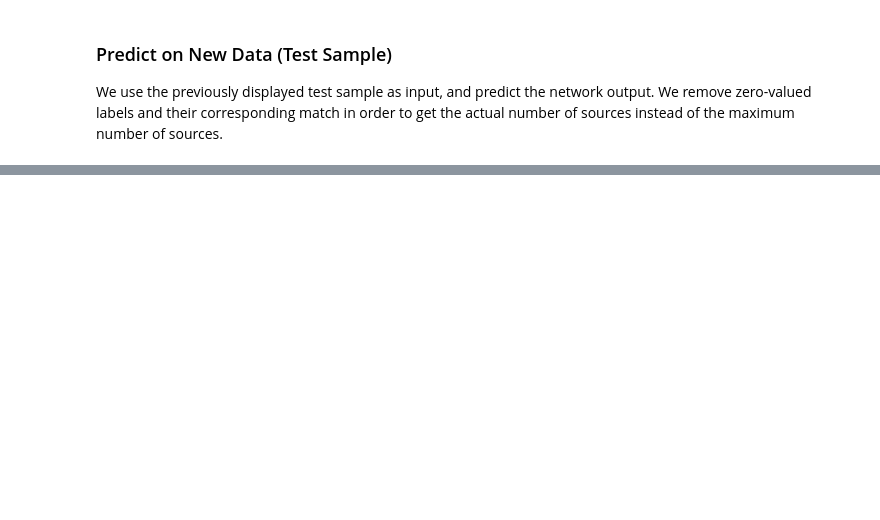
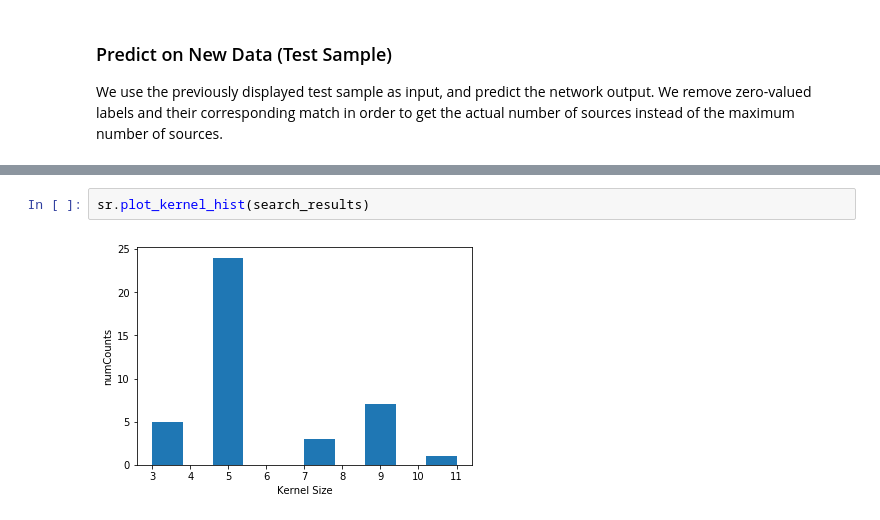
Before and after one commit to OrrAvrech/Alex_Orr_Project, a Jupyter notebook: NNflow/VizResults.ipynb, the cells around one changed output, grey strips where cells are left out. Drawn from its saved outputs; the diff is of its cells as text; blank space fills up the shorter version.

```diff
--- a/NNflow/VizResults.ipynb
+++ b/NNflow/VizResults.ipynb
@@ -177,0 +298,4 @@ showPredictions(y_pred, sample_y)
+# %%
+sr.plot_kernel_hist(search_results)
+# %% [output]
+[figure, added]
```
Also changed, not shown: parts of 29 cells of this notebook, 11 other files.
